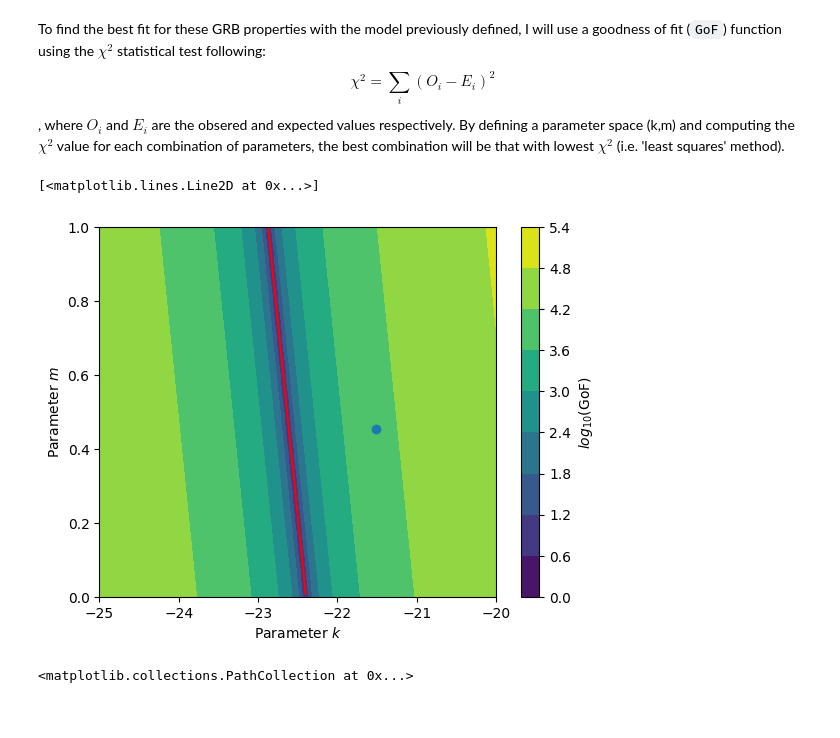
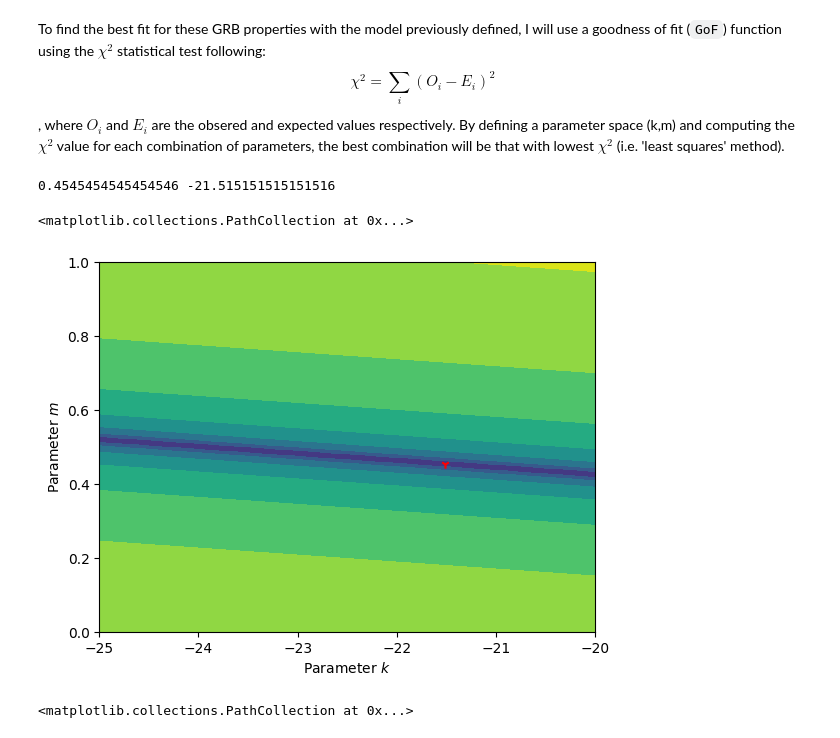
Before and after one commit to joanalnu/OAB-INAF, a Jupyter notebook: Epeak_Eiso_correlation.ipynb, the cells around one changed output. Cells and saved outputs as stored; diff of their text form; code cells hidden in the pictures.

Commit message:
implement the GoF function and best fit parameter extraction correctly

```diff
--- a/Epeak_Eiso_correlation.ipynb
+++ b/Epeak_Eiso_correlation.ipynb
@@ -41,43 +41,43 @@ To find the best fit for these GRB properties with the model previously defined,
 $$\chi^2 = \sum_i (O_i - E_i)^2$$,
 where $O_i$ and $E_i$ are the obsered and expected values respectively. By defining a parameter space (k,m) and computing the $\chi^2$ value for each combination of parameters, the best combination will be that with lowest $\chi^2$ (i.e. 'least squares' method).
 # %%
-def GoF(k,m,x=Eiso, y=Epeak):
+def GoF(m,k, x=Eiso, y=Epeak):
     """
     Goodness of fit following the chi-squared formula
+    :param m: slope
     :param k: y-axis cut
-    :param m: slope
     :param x: x-values
     :param y: y-values
     :return: chi-squared value
     """
-
-    model = k + (m*x)
+    model = m*x + k
     chi_squared = np.sum((y-model)**2)
     return chi_squared
 # %%
+# Define parameter ranges
 k = np.linspace(-25.,-20.,100) # from the previous scatter plot, we can infer that the y-axis cut is around -25 and -20
-m = np.linspace(.0,1.,100) # if this is the slope of the power-law, it must be positive
+m = np.linspace(0.0,1.0,100) # the slope must be positive
 
-G = np.zeros([len(k),len(m)])
-for i in range(len(k)):
-    for j in range(len(m)):
-        G[i][j] = GoF(k[i],m[j])
+G = np.zeros([len(m), len(k)]) # G[i,j] corresponds to m[i], k[j]
+for i in range(len(m)):
+    for j in range(len(k)):
+        G[i,j] = GoF(m[i], k[j], x=Eiso, y=Epeak)
 # %%
+# extract best fit parameters
 best_fit = np.argmin(G)
-k_index, m_index = np.unravel_index(best_fit, G.shape)
-k_fit, m_fit = k[k_index], m[m_index]
+m_index, k_index = np.unravel_index(best_fit, G.shape)
+m_fit, k_fit = m[m_index], k[k_index]
+print(m_fit, k_fit)
 
 plt.figure()
-plt.contourf(k,m,np.log10(G))
-plt.colorbar(label=r'$log_{10}(\text{GoF})$')
+plt.contourf(k, m, np.log10(G))#, levels=50)
 plt.xlabel(r'Parameter $k$')
 plt.ylabel(r'Parameter $m$')
-plt.scatter(k_fit, m_fit)
-k_val = np.linspace(-22.87,-22.399, 100)
-plt.plot(k_val, -2.1*k_val+(22.8*-2.1+0.85), color='r')
+plt.scatter(k_fit, m_fit, marker='1', color='r')
 # %% [output]
-[<matplotlib.lines.Line2D at 0x...>]
+0.4545454545454546 -21.515151515151516
+<matplotlib.collections.PathCollection at 0x...>
-[figure, old version]
+[figure, new version]
 # %%
 for i in range(len(k)):
     for j in range(len(m)):
```
